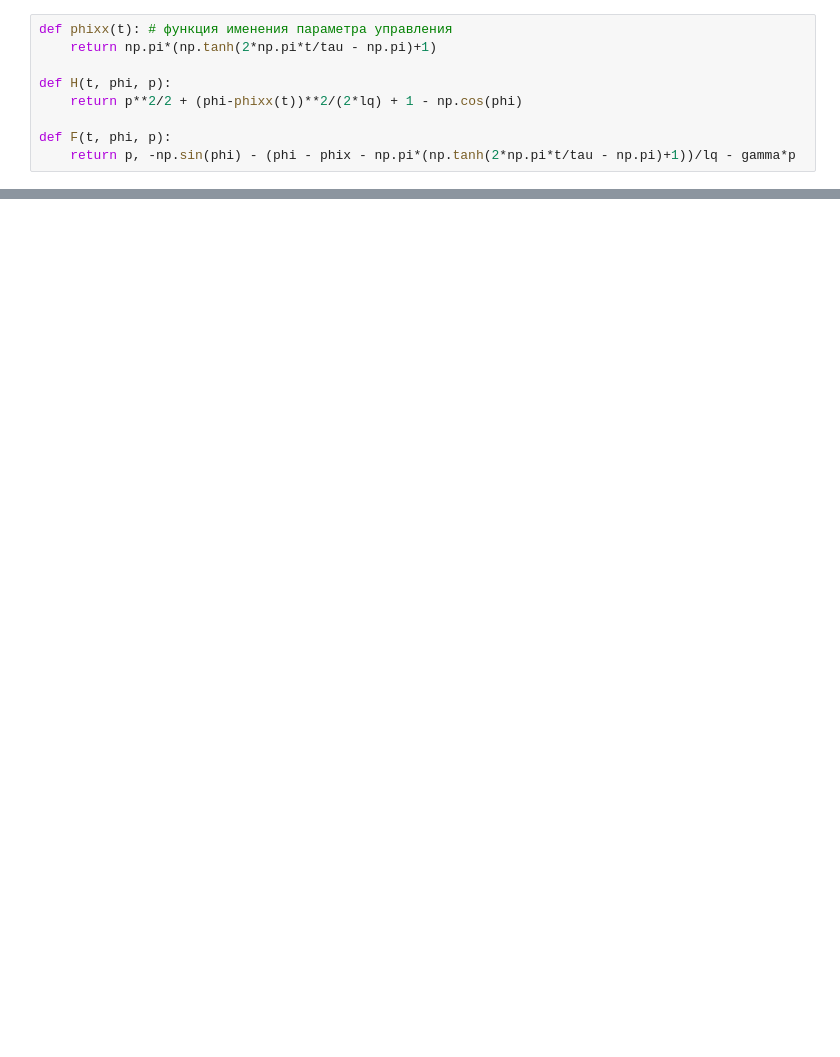
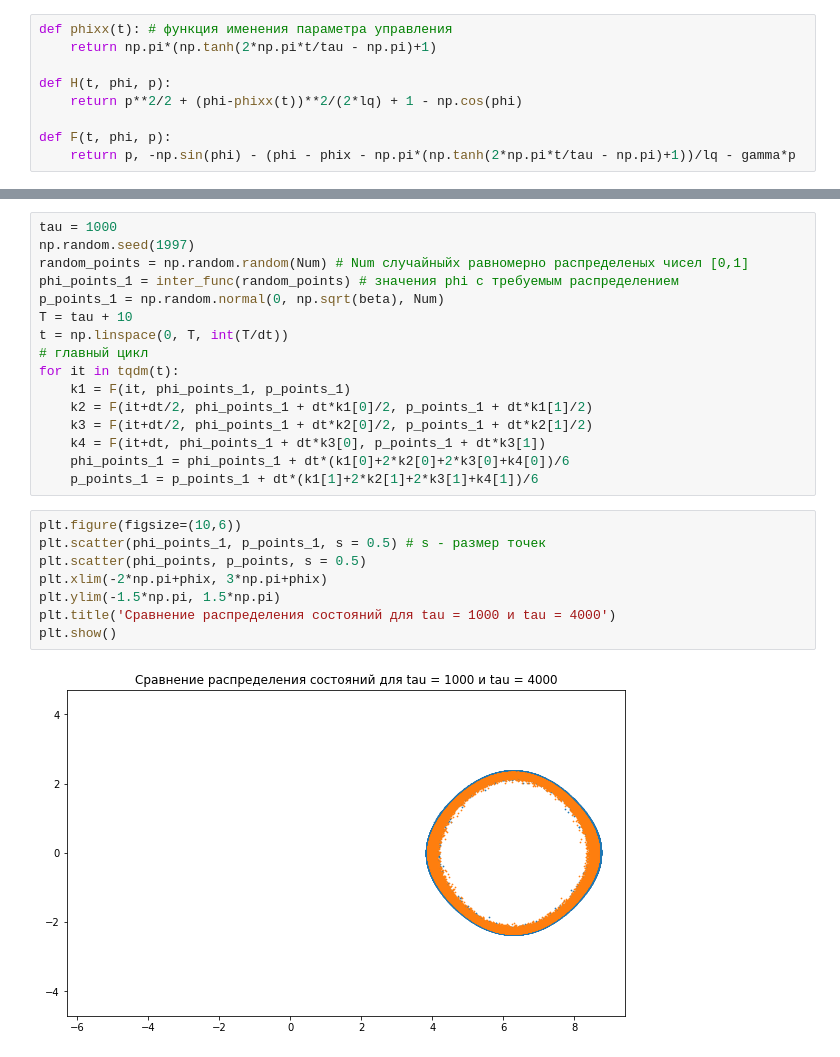
Before and after one commit to Gorchavkina/neuron_new, a Jupyter notebook: first_plot.ipynb, the cells around one changed output, grey strips where cells are left out. Saved outputs shown, nothing was run; the diff lists cells and outputs as text; blank space fills up the shorter version.

```diff
--- a/first_plot.ipynb
+++ b/first_plot.ipynb
@@ -116,0 +145,26 @@ plt.show()
+# %%
+tau = 1000
+np.random.seed(1997)
+random_points = np.random.random(Num) # Num случайныйх равномерно распределеных чисел [0,1]
+phi_points_1 = inter_func(random_points) # значения phi c требуемым распределением
+p_points_1 = np.random.normal(0, np.sqrt(beta), Num)
+T = tau + 10
+t = np.linspace(0, T, int(T/dt))
+# главный цикл
+for it in tqdm(t):
+    k1 = F(it, phi_points_1, p_points_1)
+    k2 = F(it+dt/2, phi_points_1 + dt*k1[0]/2, p_points_1 + dt*k1[1]/2)
+    k3 = F(it+dt/2, phi_points_1 + dt*k2[0]/2, p_points_1 + dt*k2[1]/2)
+    k4 = F(it+dt, phi_points_1 + dt*k3[0], p_points_1 + dt*k3[1])
+    phi_points_1 = phi_points_1 + dt*(k1[0]+2*k2[0]+2*k3[0]+k4[0])/6
+    p_points_1 = p_points_1 + dt*(k1[1]+2*k2[1]+2*k3[1]+k4[1])/6
+# %%
+plt.figure(figsize=(10,6))
+plt.scatter(phi_points_1, p_points_1, s = 0.5) # s - размер точек
+plt.scatter(phi_points, p_points, s = 0.5)
+plt.xlim(-2*np.pi+phix, 3*np.pi+phix)
+plt.ylim(-1.5*np.pi, 1.5*np.pi)
+plt.title('Сравнение распределения состояний для tau = 1000 и tau = 4000')
+plt.show()
+# %% [output]
+[figure, added]
```
Also changed, not shown: parts of 13 cells of this notebook.
